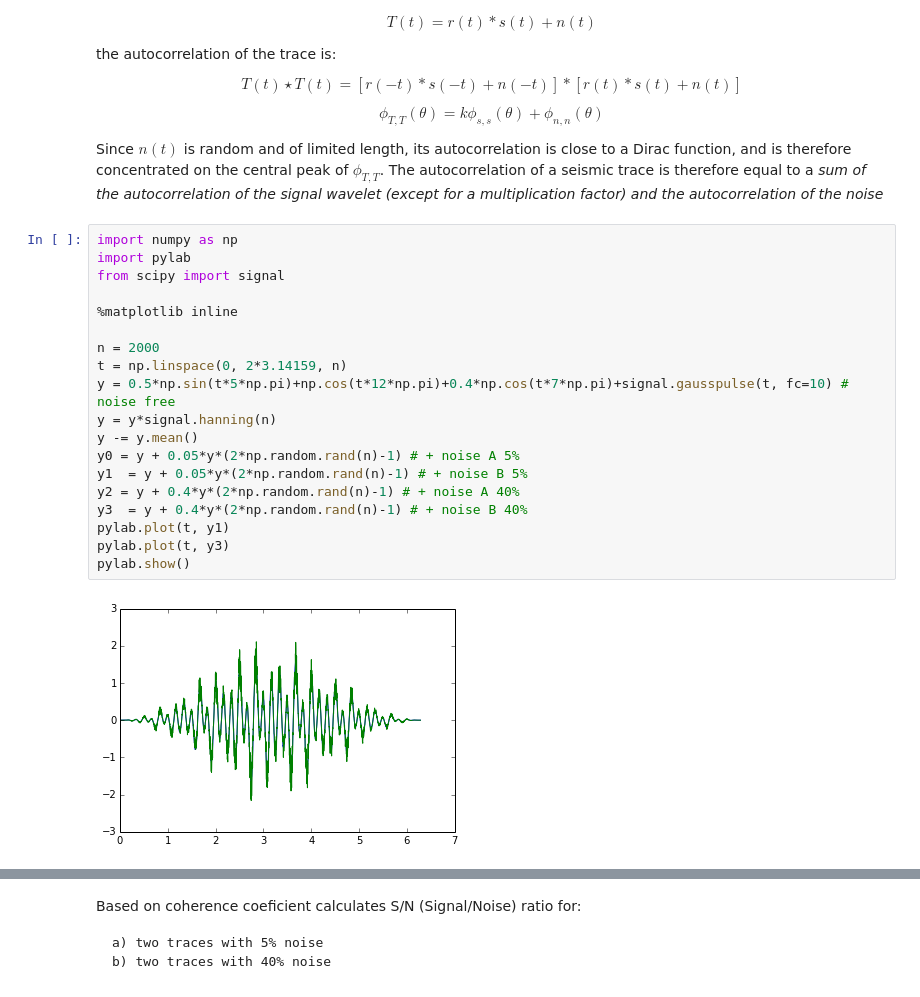
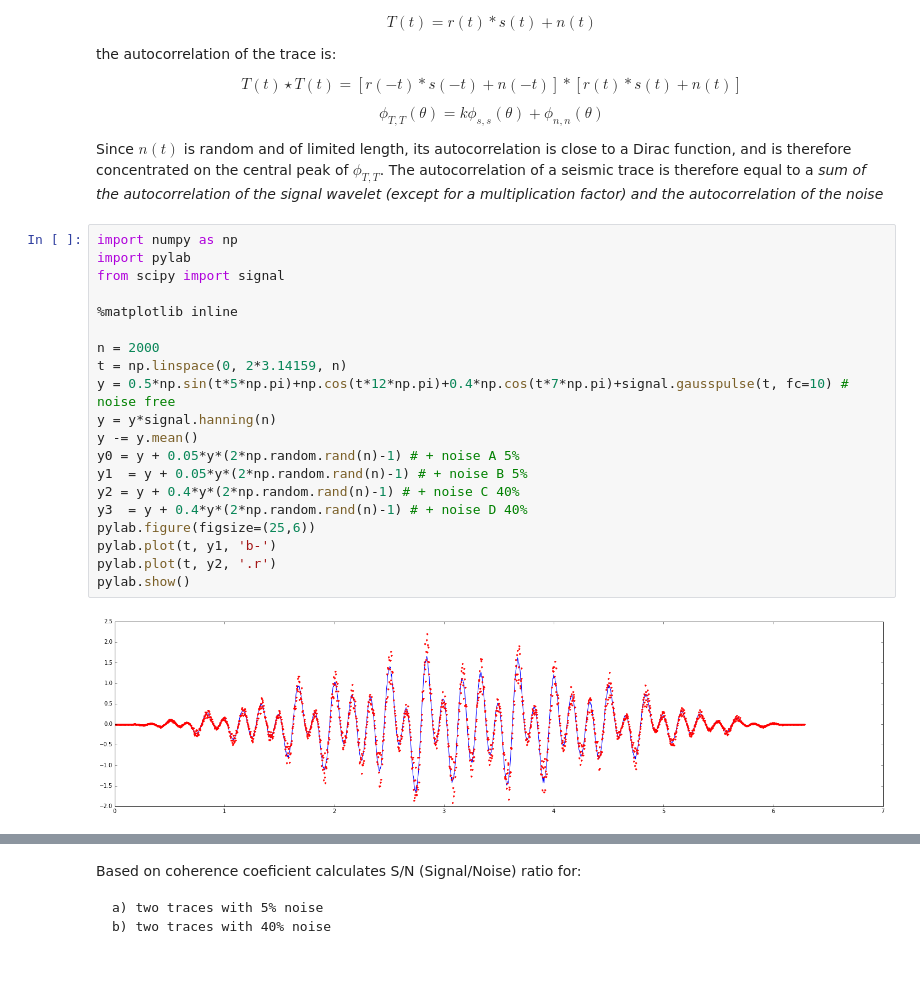
Before and after one commit to eusoubrasileiro/geonumerics, a Jupyter notebook: ipython_notebooks/SN ratio coherence.ipynb, the cells around one changed output, grey strips where cells are left out. Saved outputs shown, nothing was run; the diff lists cells and outputs as text.

```diff
--- a/ipython_notebooks/SN ratio coherence.ipynb
+++ b/ipython_notebooks/SN ratio coherence.ipynb
@@ -17,23 +17,24 @@ Since $n(t)$ is random and of limited length, its autocorrelation is close to a
 # %%
 import numpy as np
 import pylab
 from scipy import signal
 
 %matplotlib inline
 
 n = 2000
 t = np.linspace(0, 2*3.14159, n)
 y = 0.5*np.sin(t*5*np.pi)+np.cos(t*12*np.pi)+0.4*np.cos(t*7*np.pi)+signal.gausspulse(t, fc=10) # noise free
 y = y*signal.hanning(n)
 y -= y.mean()
 y0 = y + 0.05*y*(2*np.random.rand(n)-1) # + noise A 5%
 y1  = y + 0.05*y*(2*np.random.rand(n)-1) # + noise B 5%
-y2 = y + 0.4*y*(2*np.random.rand(n)-1) # + noise A 40%
-y3  = y + 0.4*y*(2*np.random.rand(n)-1) # + noise B 40%
-pylab.plot(t, y1)
-pylab.plot(t, y3)
+y2 = y + 0.4*y*(2*np.random.rand(n)-1) # + noise C 40%
+y3  = y + 0.4*y*(2*np.random.rand(n)-1) # + noise D 40%
+pylab.figure(figsize=(25,6))
+pylab.plot(t, y1, 'b-')
+pylab.plot(t, y2, '.r')
 pylab.show()
 # %% [output]
-[figure, old version]
+[figure, new version]
 # %%
 fs = np.fft.fftfreq(n, 3.14159/n)
```
Also changed, not shown: parts of 10 cells of this notebook.
